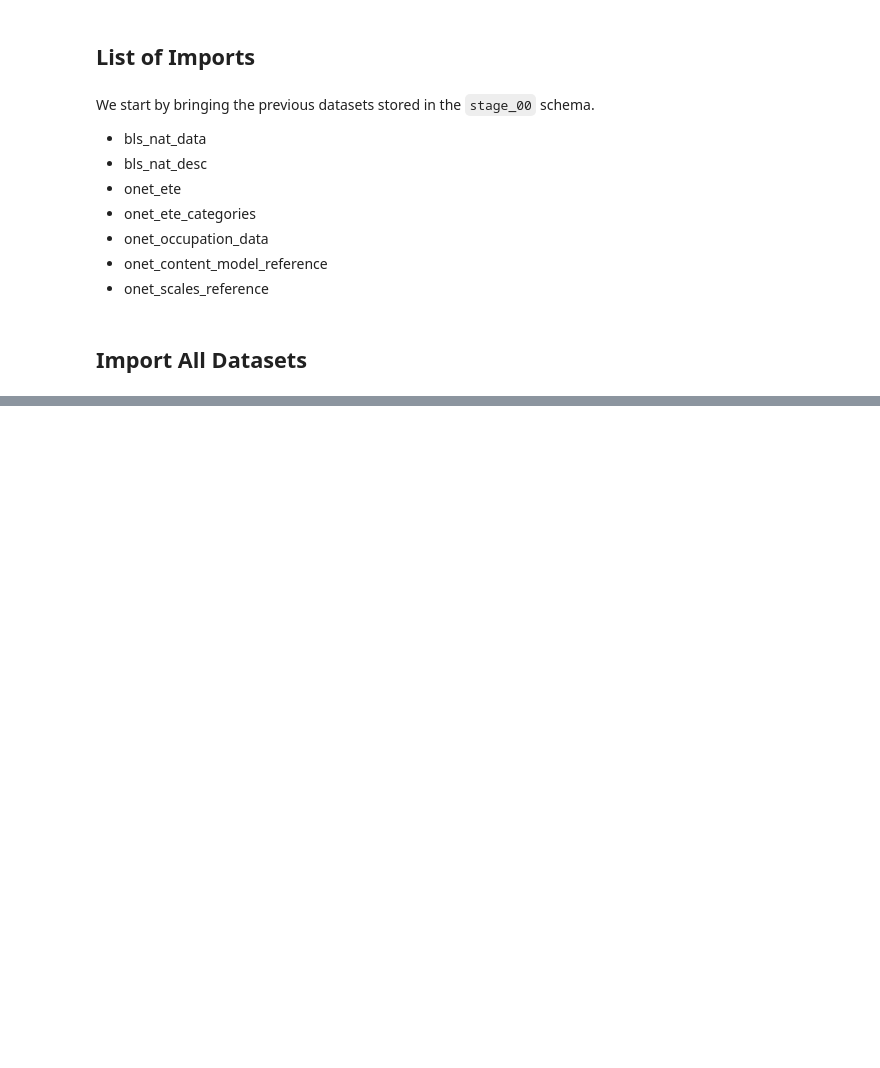
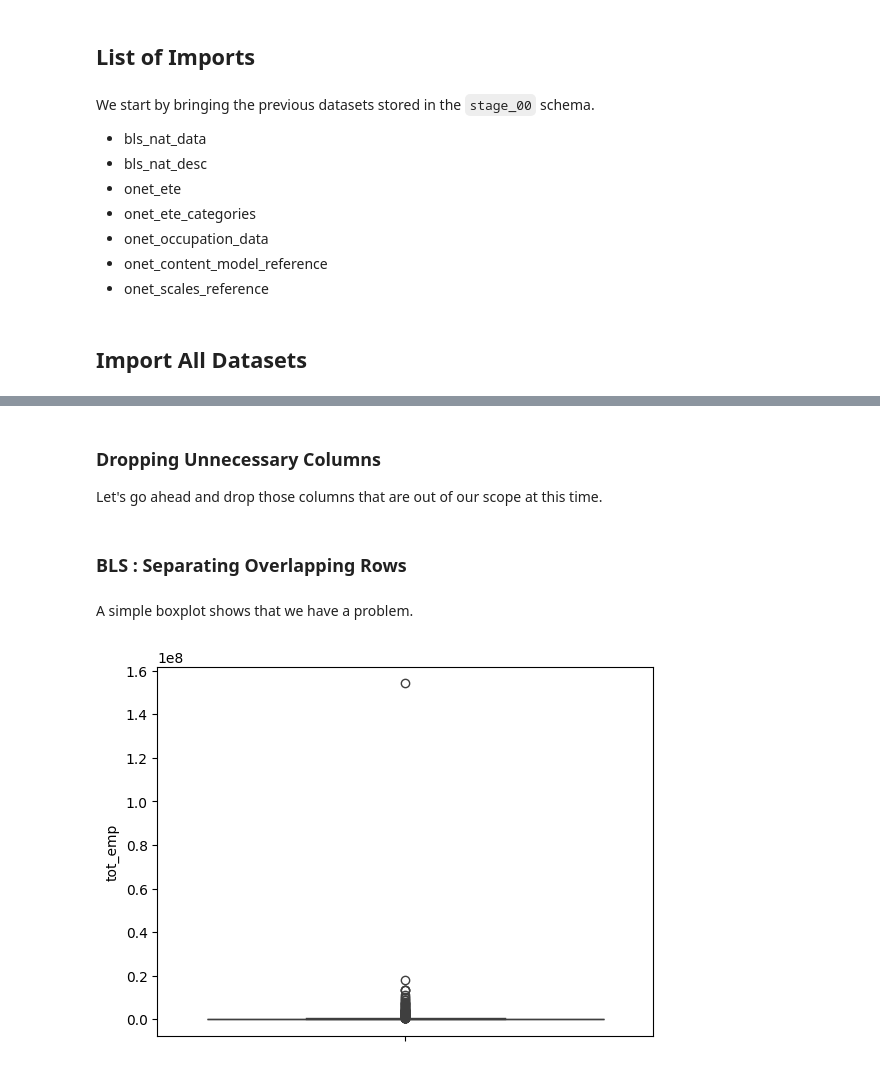
Before and after one commit to blue-santa/comparing-training-req-to-salary-exp, a Jupyter notebook: notebooks/03-exploratory-data-analysis/02-00-eda-train-reward-compare.ipynb, the cells around one changed output, grey strips where cells are left out. Cells and saved outputs as stored; diff of their text form; code cells hidden in the pictures; blank space fills up the shorter version.

Commit message:
initial pass at light exploration of bls nat_data

```diff
--- a/notebooks/03-exploratory-data-analysis/02-00-eda-train-reward-compare.ipynb
+++ b/notebooks/03-exploratory-data-analysis/02-00-eda-train-reward-compare.ipynb
@@ -85,4 +86,4 @@ scales_reference_table_name = 'onet_scales_reference'
 nat_data = pd.DataFrame()
 
 with engine.connect() as conn:
-    nat_data = pd.read_sql_table(bls_nat_data_table_name, schema=onet_raw_data_schema_name, con=engine)
+    nat_data = pd.read_sql_table(bls_nat_data_table_name, schema=schema_name_import, con=engine, index_col='id')
@@ -116,0 +187,25 @@ with engine.connect() as conn:
+# %% [markdown]
+### Dropping Unnecessary Columns
+
+Let's go ahead and drop those columns that are out of our scope at this time.
+# %%
+nat_data = nat_data.drop(columns=[
+    'area',
+    'area_title',
+    'area_type',
+    'prim_state',
+    'naics',
+    'naics_title',
+    'i_group',
+    'own_code'
+])
+# %% [markdown]
+### BLS : Separating Overlapping Rows
+# %% [markdown]
+A simple boxplot shows that we have a problem.
+# %%
+fig, ax = plt.subplots()
+_ = sns.boxplot(data=nat_data, y='tot_emp')
+plt.show()
+# %% [output]
+[figure, added]
```
Also changed, not shown: parts of 78 cells of this notebook.
